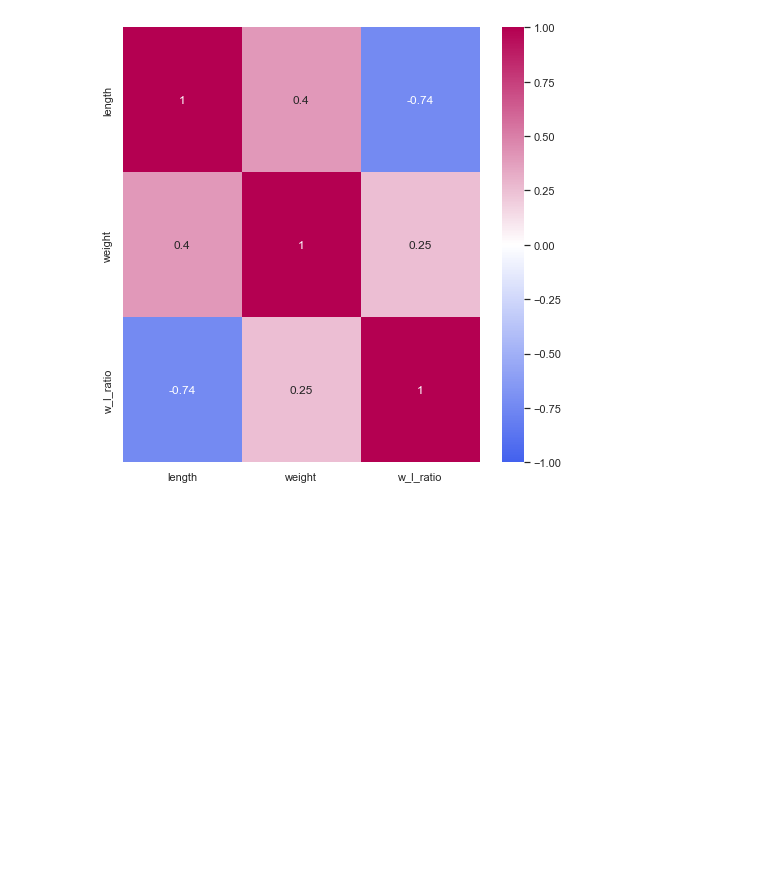
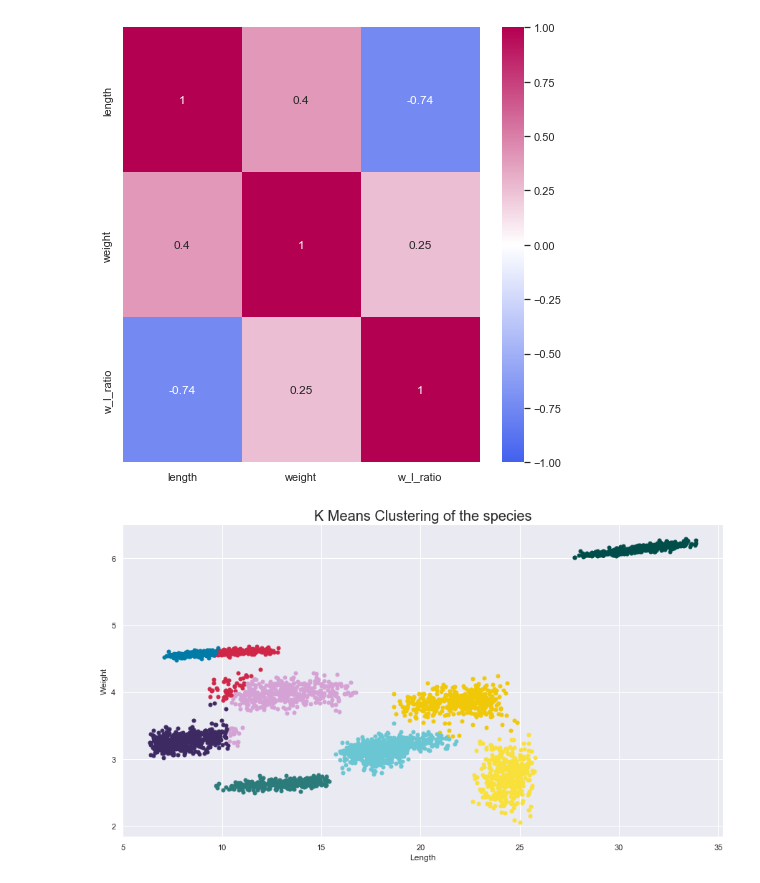
Before and after one commit to shrutikaren/fish_clustering_visualization, a Jupyter notebook: code.ipynb, the cells around one changed output. Drawn from its saved outputs; the diff is of its cells as text; code cells hidden in the pictures; blank space fills up the shorter version.

Commit message:
finished visualizing the kmeans graph, working on agglomerative clustering

```diff
--- a/code.ipynb
+++ b/code.ipynb
@@ -145,3 +145,21 @@ scaler = MinMaxScaler()
 
 #Fitting all values of X into a Scaler
 X_scaled = scaler.fit_transform(X)
+# %%
+kmeans = KMeans(n_clusters=9, max_iter=100)
+y_kmeans = kmeans.fit_predict(X_scaled) #Predicting the cluster labels
+
+X_transformed = scaler.inverse_transform(X_scaled) #Placing it back to the original scale of data
+# %%
+# Plotting the results
+plt.figure(figsize=(15, 8))
+for i in range(9):
+    plt.scatter(X_transformed[y_kmeans == i, 0], X_transformed[y_kmeans == i, 1], s=25)
+
+plt.title("K Means Clustering of the species", fontsize=20)
+plt.xlabel("Length")
+plt.ylabel("Weight")
+
+plt.show()
+# %% [output]
+[figure, added]
```
Also changed, not shown: parts of 1 cell of this notebook.
